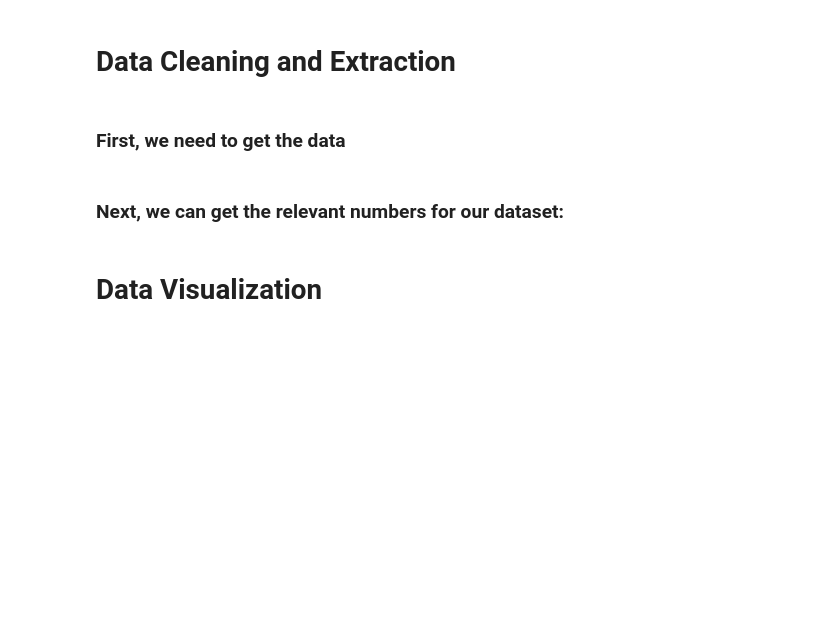
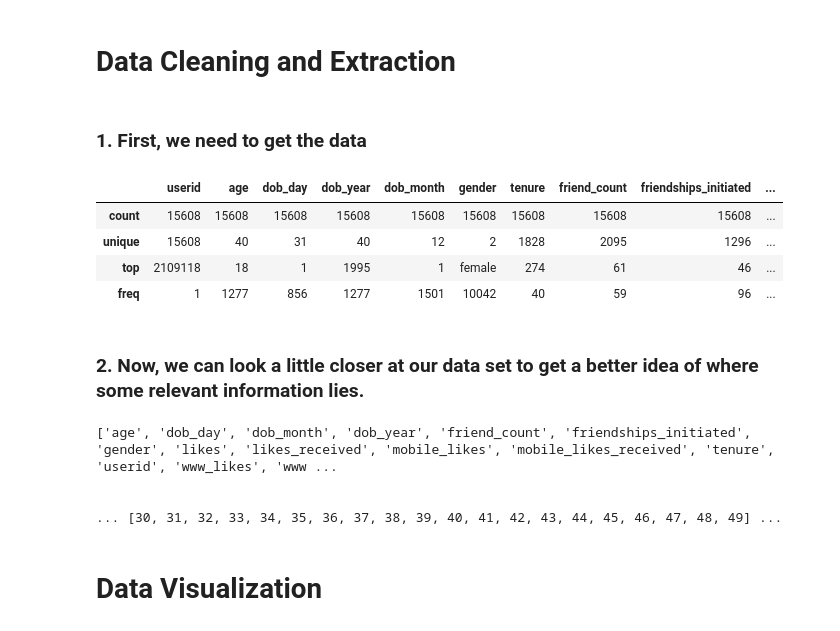
Before and after one commit to masonrware/cosi-103a-repo, a Jupyter notebook: CPA1/socialmediademographics.ipynb, the cells around one changed output. Cells and saved outputs as stored; diff of their text form; code cells hidden in the pictures; blank space fills up the shorter version.

```diff
--- a/CPA1/socialmediademographics.ipynb
+++ b/CPA1/socialmediademographics.ipynb
@@ -12,12 +12,43 @@ Most Common Date Of Birth?
 # %% [markdown]
 # Data Cleaning and Extraction
 # %% [markdown]
-### First, we need to get the data
+### 1. First, we need to get the data
 # %%
 import csv
+import pandas as pd
+
 input_file = csv.DictReader(open("cpa1_data/facebook_data.csv", "r", encoding='UTF-8'))
 
-cleaned_user_data = [user for user in (user_image for user_image in input_file) if int(user['age'])<100]
+#get only highly active accounts
+cleaned_user_data = [user for user in (user_image for user_image in input_file)
+                    if int(user['dob_year'])>1960 and
+                    int(user['friend_count'])>10 and
+                    int(user['friendships_initiated'])>10 and
+                    int(user['tenure'])>50 and
+                    int(user['likes'])>100 and
+                    (user['gender']=='male' or user['gender']=='female')]
+
+#create a pandas dataframe
+df = pd.DataFrame(cleaned_user_data)
+#describe the dataframe
+df.describe()
+# %% [output]
+|  | userid | age | dob_day | dob_year | dob_month | gender | tenure | friend_count | friendships_initiated | ... |
+| count | 15608 | 15608 | 15608 | 15608 | 15608 | 15608 | 15608 | 15608 | 15608 | ... |
+| unique | 15608 | 40 | 31 | 40 | 12 | 2 | 1828 | 2095 | 1296 | ... |
+| top | 2109118 | 18 | 1 | 1995 | 1 | female | 274 | 61 | 46 | ... |
+| freq | 1 | 1277 | 856 | 1277 | 1501 | 10042 | 40 | 59 | 96 | ... |
-# %% [markdown]
-### Next, we can get the relevant numbers for our dataset:
+# %% [markdown]
+### 2. Now, we can look a little closer at our data set to get a better idea of where some relevant information lies.
+# %%
+# print the array of columns
+print(sorted(df), '\n\n')
+
+# print (some of) the index array
+print('...', df.index.tolist()[30:50], '...')
+# %% [output]
+['age', 'dob_day', 'dob_month', 'dob_year', 'friend_count', 'friendships_initiated', 'gender', 'likes', 'likes_received', 'mobile_likes', 'mobile_likes_received', 'tenure', 'userid', 'www_likes', 'www ...
+
+
+... [30, 31, 32, 33, 34, 35, 36, 37, 38, 39, 40, 41, 42, 43, 44, 45, 46, 47, 48, 49] ...
 # %%
```
Also changed, not shown: parts of 7 cells of this notebook, 2 other files.
